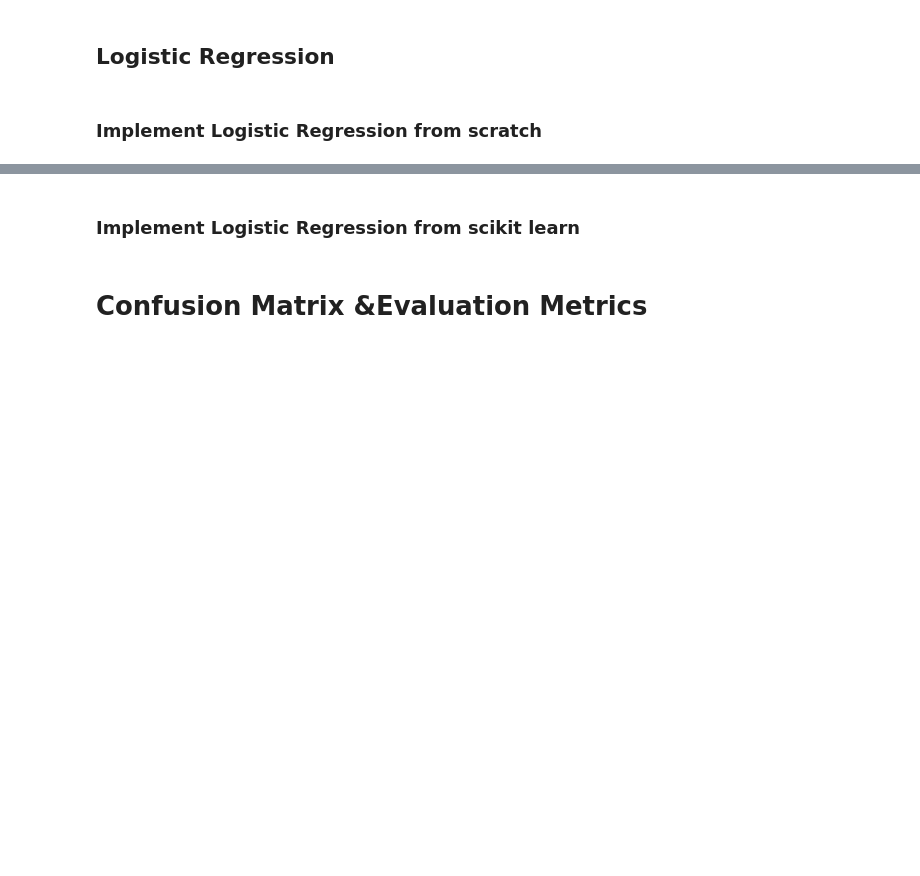
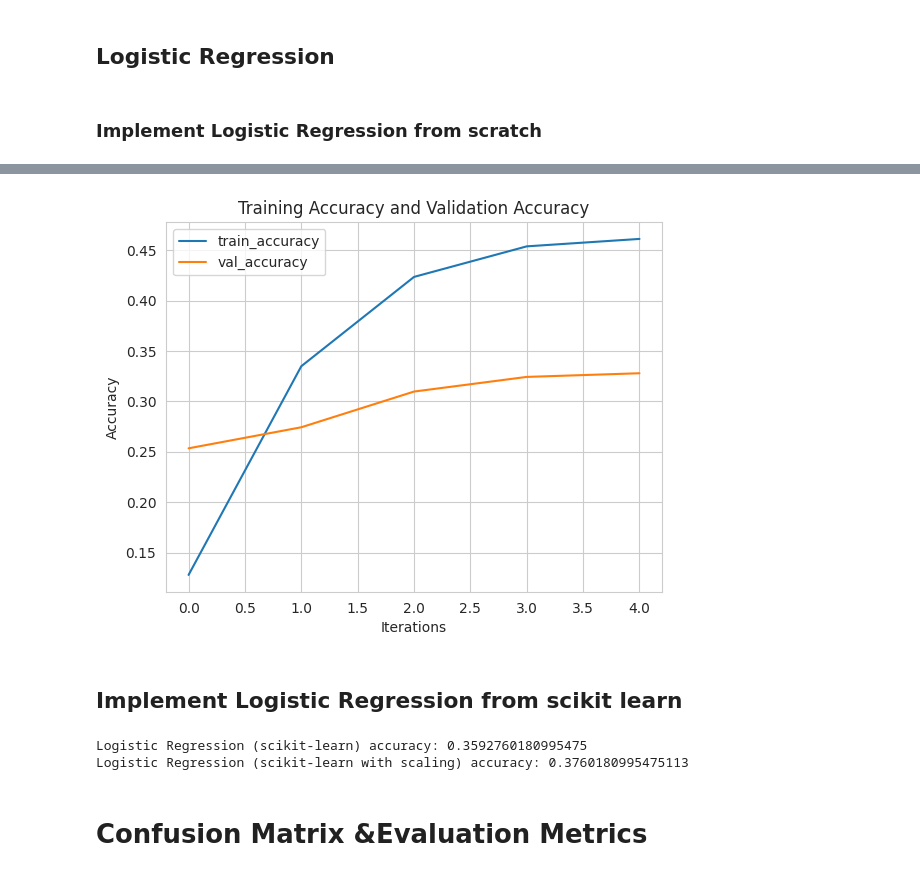
Before and after one commit to eyadashrafkh/Sentiment-Classification, a Jupyter notebook: assignment1.ipynb, the cells around one changed output, grey strips where cells are left out. Cells and saved outputs as stored; diff of their text form; code cells hidden in the pictures; blank space fills up the shorter version.

```diff
--- a/assignment1.ipynb
+++ b/assignment1.ipynb
@@ -353,3 +439,14 @@ lr1 = lr_classifier
+# %%
+# Plot the training accuracy and validation accuracy
+plt.plot(history["train_accuracy"], label="train_accuracy")
+plt.plot(history["val_accuracy"], label="val_accuracy")
+plt.xlabel("Iterations")
+plt.ylabel("Accuracy")
+plt.title("Training Accuracy and Validation Accuracy")
+plt.legend()
+plt.show()
+# %% [output]
+[figure, added]
 # %% [markdown]
-### Implement Logistic Regression from scikit learn
+## Implement Logistic Regression from scikit learn
 # %%
@@ -360,4 +457,16 @@ lr_classifier = make_pipeline(StandardScaler(with_mean=False), SGDClassifier(max
 lr3 = lr_classifier.fit(X_train, y_train)
+# %%
+lr2_predictions = lr2.predict(X_test)
+lr3_predictions = lr3.predict(X_test)
+
+lr2_accuracy = np.mean(lr2_predictions == y_test)
+lr3_accuracy = np.mean(lr3_predictions == y_test)
+
+print("Logistic Regression (scikit-learn) accuracy:", lr2_accuracy)
+print("Logistic Regression (scikit-learn with scaling) accuracy:", lr3_accuracy)
+# %% [output]
+Logistic Regression (scikit-learn) accuracy: 0.3592760180995475
+Logistic Regression (scikit-learn with scaling) accuracy: 0.3760180995475113
 # %% [markdown]
 # Confusion Matrix &Evaluation Metrics
 # %% [markdown]
```
Also changed, not shown: parts of 35 cells of this notebook.
